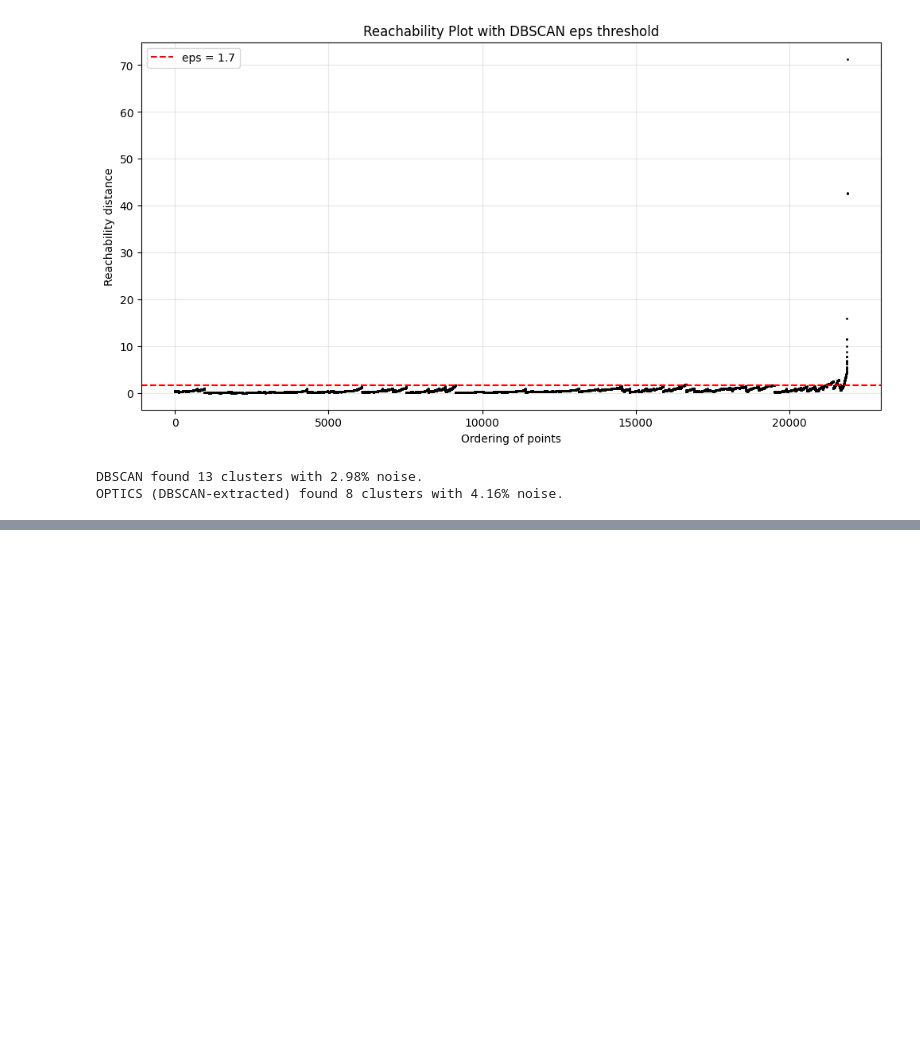
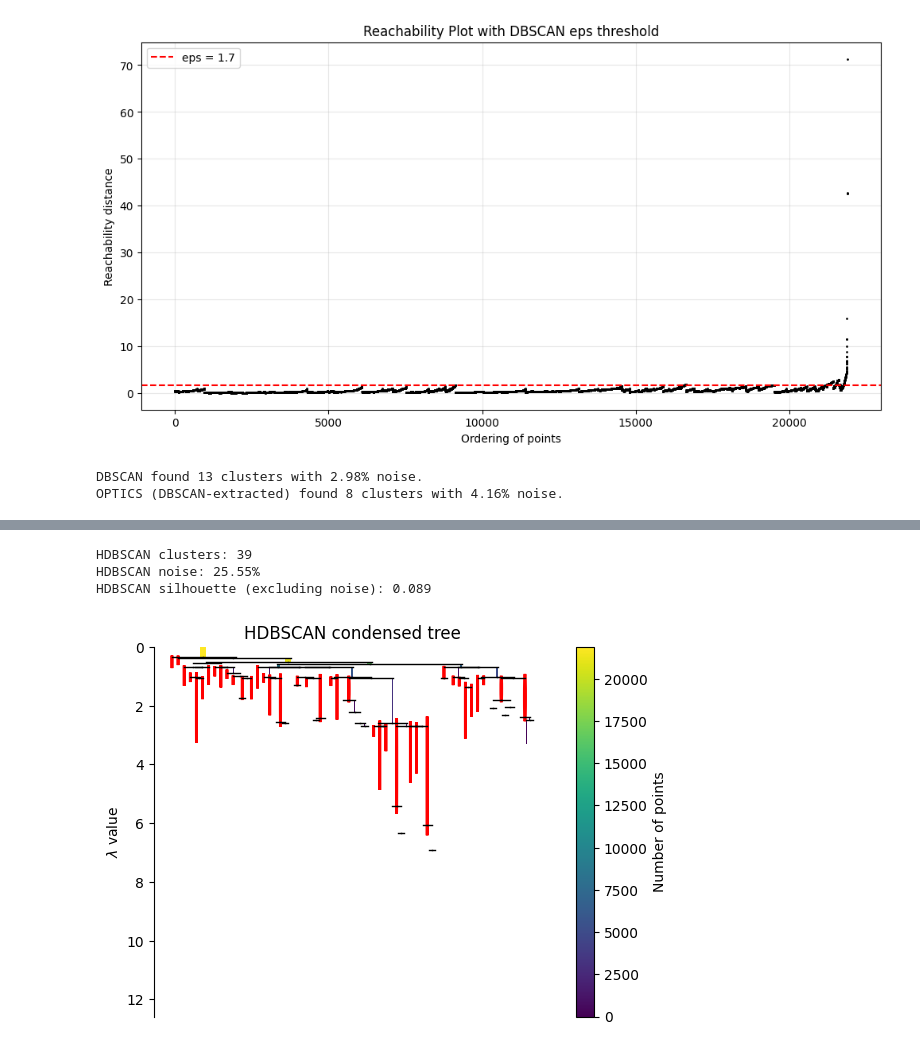
Before and after one commit to leopasq24/DataMining, a Jupyter notebook: dbscan_optics_clustering.ipynb, the cells around one changed output, grey strips where cells are left out. Cells and saved outputs as stored; diff of their text form; code cells hidden in the pictures; blank space fills up the shorter version.

Commit message:
hdbscan

```diff
--- a/dbscan_optics_clustering.ipynb
+++ b/dbscan_optics_clustering.ipynb
@@ -228,0 +433,44 @@ OPTICS (DBSCAN-extracted) found 8 clusters with 4.16% noise.
+# %%
+# =========================
+# HDBSCAN (richiede: pip install hdbscan)
+# Richiede già definiti: X_scaled, df_cluster
+# =========================
+import hdbscan
+from sklearn.metrics import silhouette_score
+
+# Parametri "DM1-style": non forzo pochi cluster, evito micro-cluster
+min_cluster_size = 60
+min_samples = 10
+
+hdb = hdbscan.HDBSCAN(
+    min_cluster_size=min_cluster_size,
+    min_samples=min_samples,
+    metric="euclidean",
+    cluster_selection_method="eom"
+)
+
+labels_hdb = hdb.fit_predict(X_scaled)
+df_cluster["Cluster_HDBSCAN"] = labels_hdb
+
+n_hdb = len(set(labels_hdb)) - (1 if -1 in labels_hdb else 0)
+noise_hdb = (labels_hdb == -1).mean() * 100
+
+print(f"HDBSCAN clusters: {n_hdb}")
+print(f"HDBSCAN noise: {noise_hdb:.2f}%")
+
+mask = labels_hdb != -1
+if mask.sum() > 1 and len(set(labels_hdb[mask])) > 1:
+    sil_hdb = silhouette_score(X_scaled[mask], labels_hdb[mask])
+    print(f"HDBSCAN silhouette (excluding noise): {sil_hdb:.3f}")
+else:
+    print("Silhouette non calcolabile (troppo noise o 1 solo cluster).")
+
+# (opzionale, molto DM1) condensed tree
+hdb.condensed_tree_.plot(select_clusters=True)
+plt.title("HDBSCAN condensed tree")
+plt.show()
+# %% [output]
+HDBSCAN clusters: 39
+HDBSCAN noise: 25.55%
+HDBSCAN silhouette (excluding noise): 0.089
+[figure, added]
```
Also changed, not shown: parts of 2 cells of this notebook.
